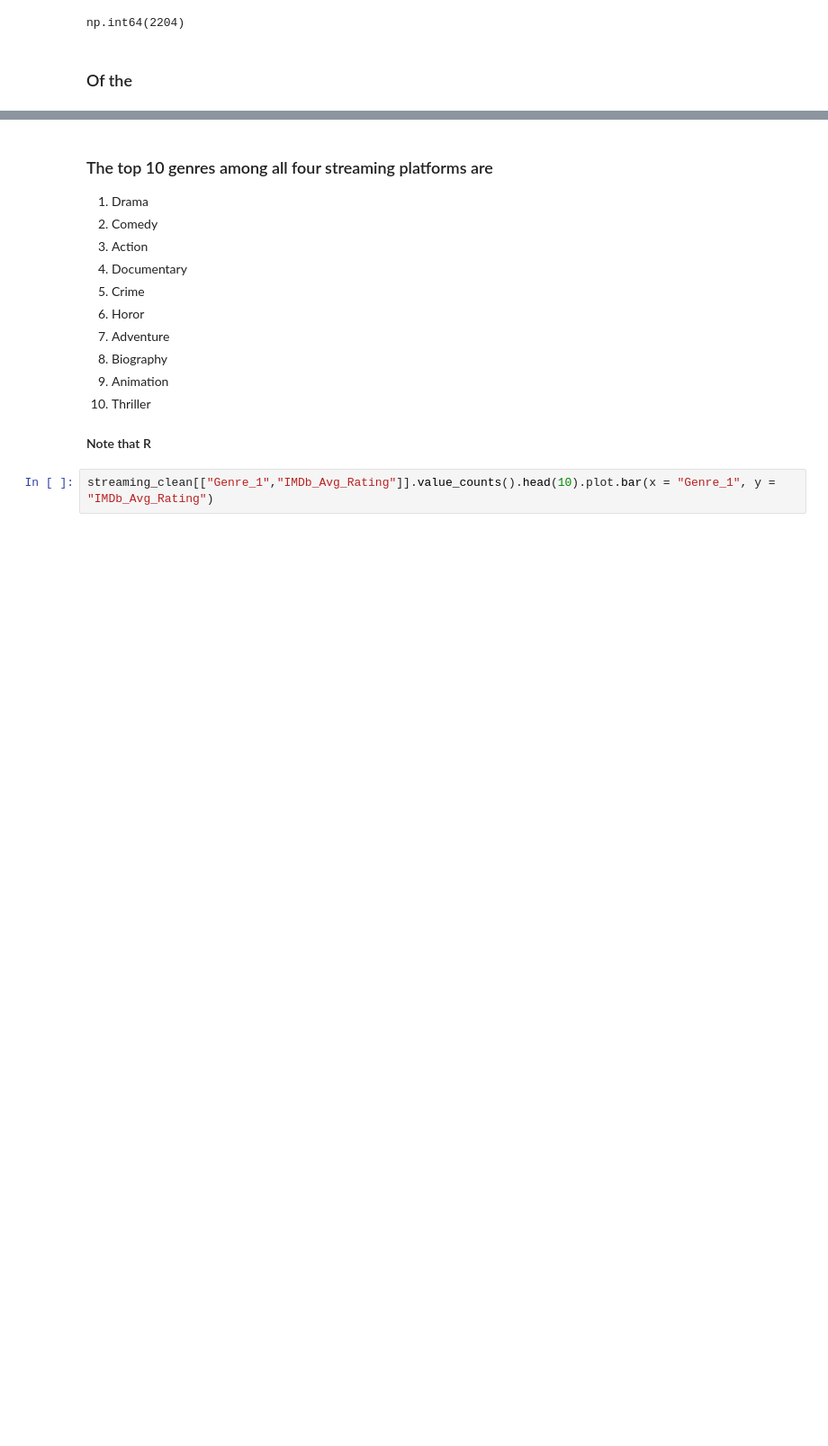
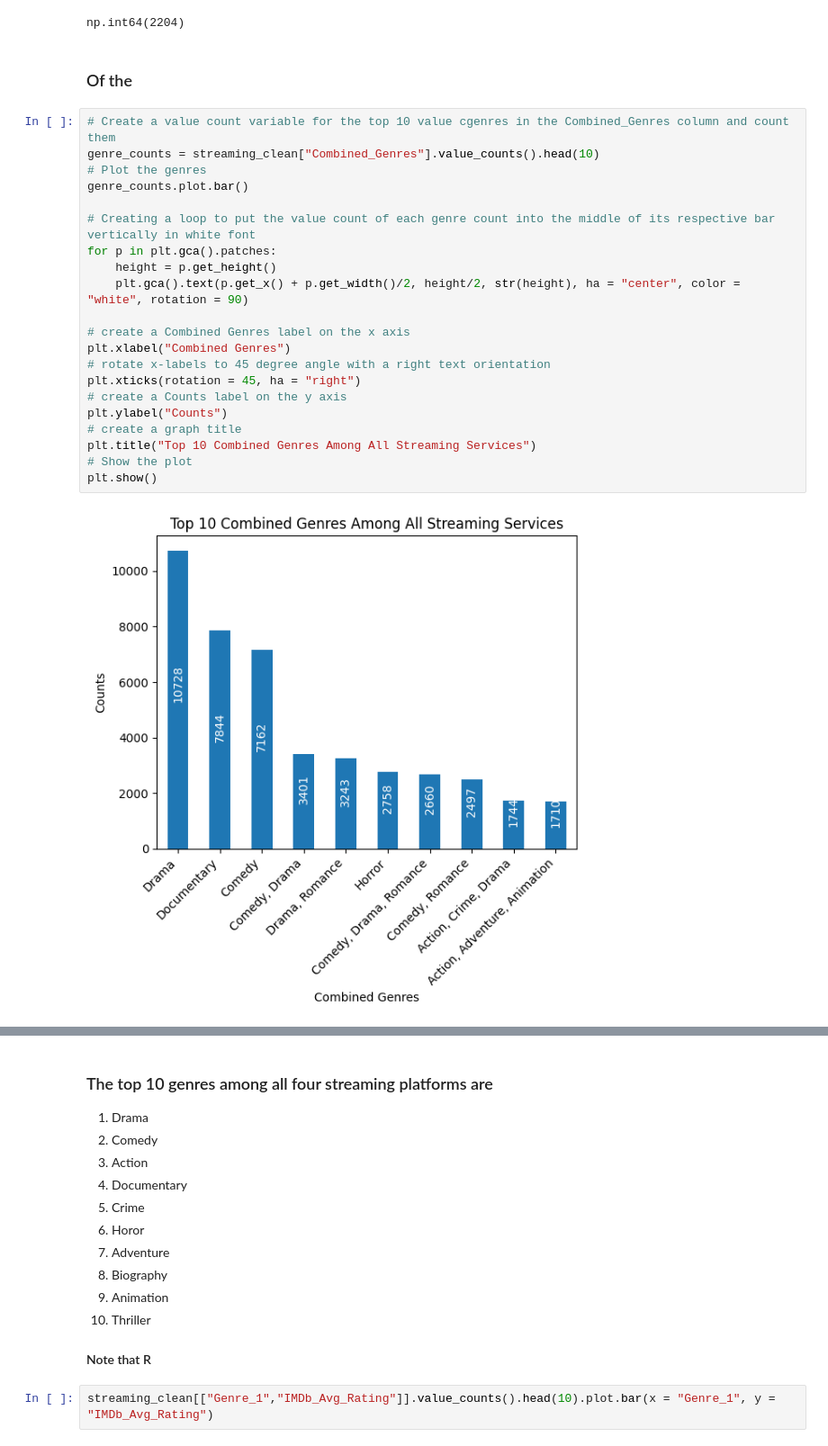
Before and after one commit to rkynhoff/Streaming_Service_Comparisons, a Jupyter notebook: STRM_SERV_COMP_V2.ipynb, the cells around one changed output, grey strips where cells are left out. Shown at 90% size. Cells and saved outputs as stored; diff of their text form; blank space fills up the shorter version.

Commit message:
Updates to combined genres graph

```diff
--- a/STRM_SERV_COMP_V2.ipynb
+++ b/STRM_SERV_COMP_V2.ipynb
@@ -690,3 +688,26 @@ streaming_clean["Genre_1"].isnull().sum()
 np.int64(2204)
 # %% [markdown]
 ### Of the
+# %%
+# Create a value count variable for the top 10 value cgenres in the Combined_Genres column and count them
+genre_counts = streaming_clean["Combined_Genres"].value_counts().head(10)
+# Plot the genres
+genre_counts.plot.bar()
+
+# Creating a loop to put the value count of each genre count into the middle of its respective bar vertically in white font
+for p in plt.gca().patches:
+    height = p.get_height()
+    plt.gca().text(p.get_x() + p.get_width()/2, height/2, str(height), ha = "center", color = "white", rotation = 90)
+
+# create a Combined Genres label on the x axis
+plt.xlabel("Combined Genres")
+# rotate x-labels to 45 degree angle with a right text orientation
+plt.xticks(rotation = 45, ha = "right")
+# create a Counts label on the y axis
+plt.ylabel("Counts")
+# create a graph title
+plt.title("Top 10 Combined Genres Among All Streaming Services")
+# Show the plot
+plt.show()
+# %% [output]
+[figure, added]
```
Also changed, not shown: parts of 6 cells of this notebook.
